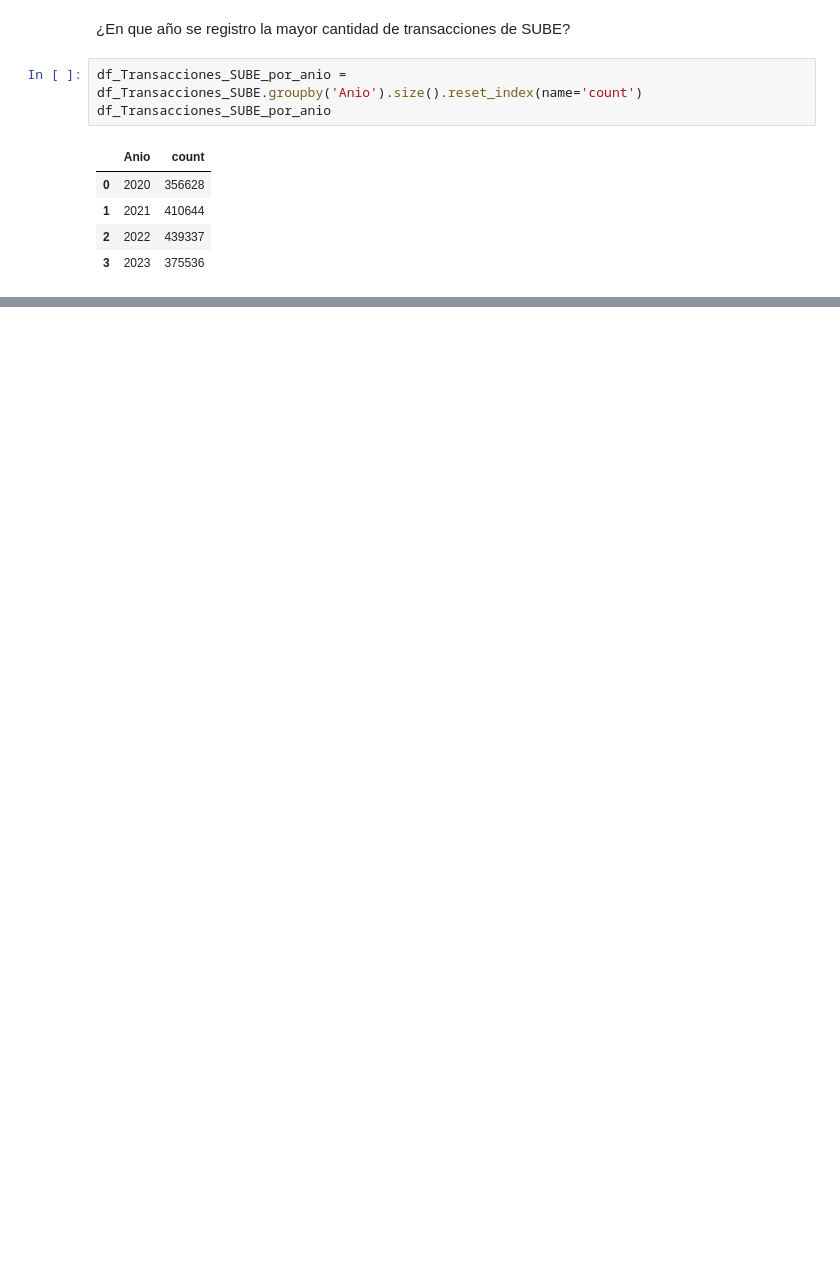
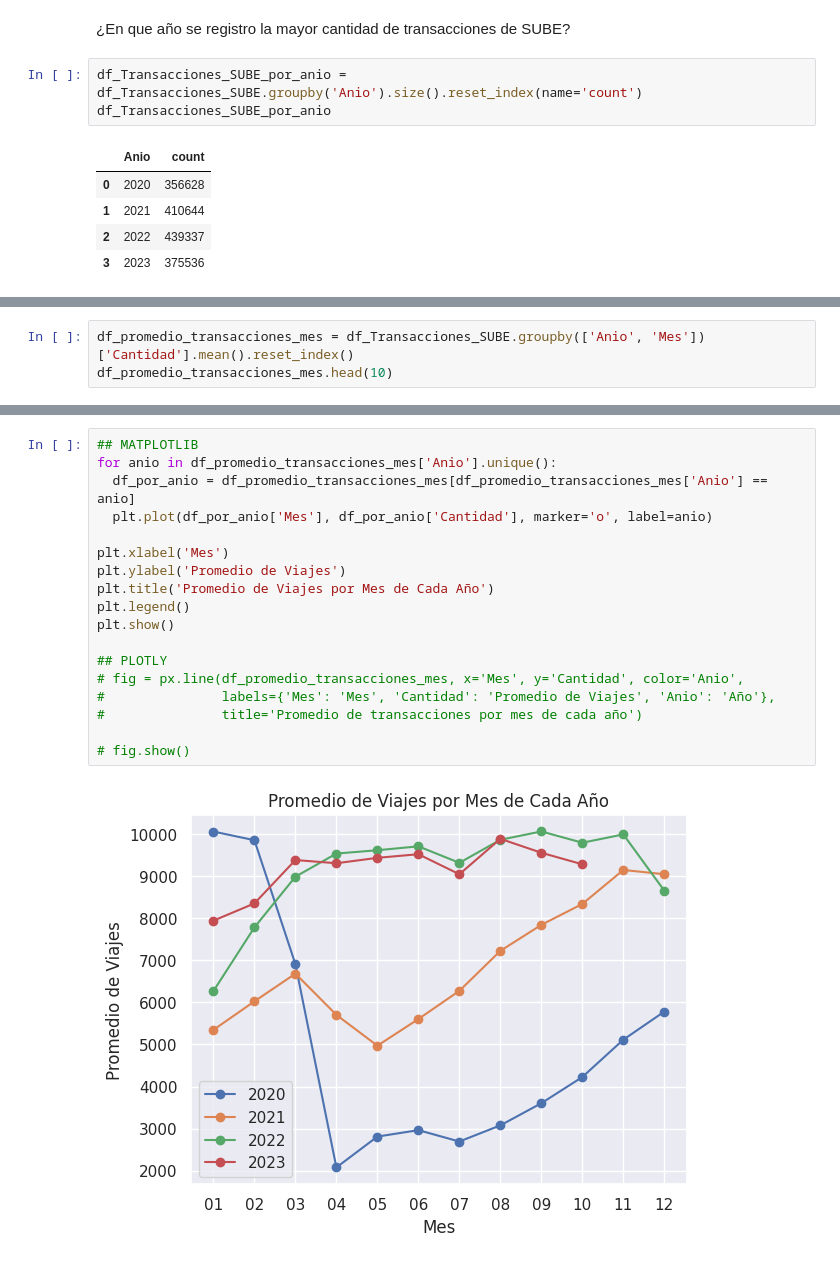
Before and after one commit to matiasfeliu92/Transacciones_Sube, a Jupyter notebook: Transacciones_SUBE_data.ipynb, the cells around one changed output, grey strips where cells are left out. Drawn from its saved outputs; the diff is of its cells as text; blank space fills up the shorter version.

```diff
--- a/Transacciones_SUBE_data.ipynb
+++ b/Transacciones_SUBE_data.ipynb
@@ -143,0 +171,3 @@ fig.show()
+# %%
+df_promedio_transacciones_mes = df_Transacciones_SUBE.groupby(['Anio', 'Mes'])['Cantidad'].mean().reset_index()
+df_promedio_transacciones_mes.head(10)
@@ -143,0 +186,20 @@ fig.show()
+# %%
+## MATPLOTLIB
+for anio in df_promedio_transacciones_mes['Anio'].unique():
+  df_por_anio = df_promedio_transacciones_mes[df_promedio_transacciones_mes['Anio'] == anio]
+  plt.plot(df_por_anio['Mes'], df_por_anio['Cantidad'], marker='o', label=anio)
+
+plt.xlabel('Mes')
+plt.ylabel('Promedio de Viajes')
+plt.title('Promedio de Viajes por Mes de Cada Año')
+plt.legend()
+plt.show()
+
+## PLOTLY
+# fig = px.line(df_promedio_transacciones_mes, x='Mes', y='Cantidad', color='Anio',
+#               labels={'Mes': 'Mes', 'Cantidad': 'Promedio de Viajes', 'Anio': 'Año'},
+#               title='Promedio de transacciones por mes de cada año')
+
+# fig.show()
+# %% [output]
+[figure, added]
```
Also changed, not shown: parts of 11 cells of this notebook.
